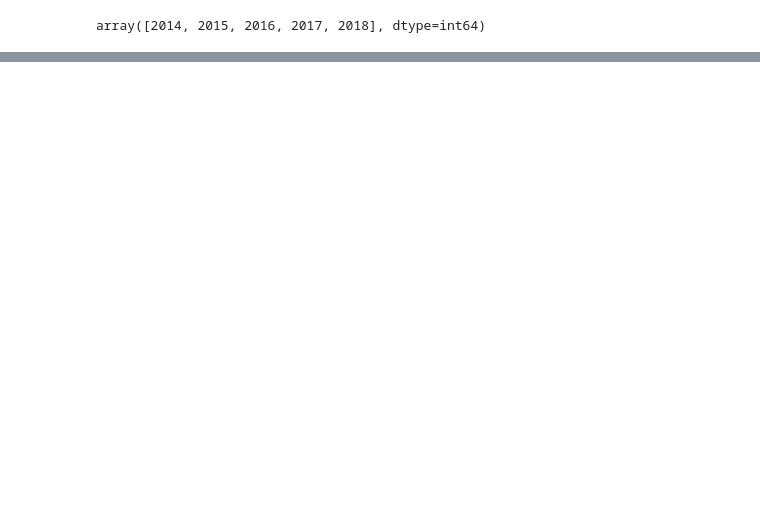
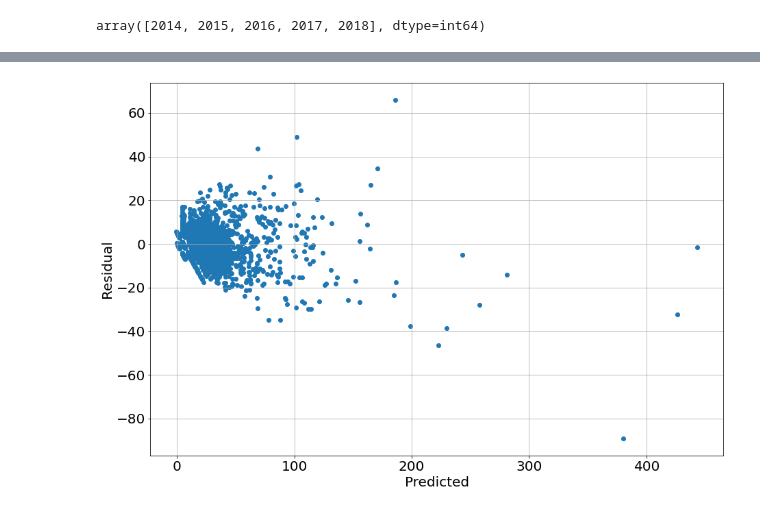
Before and after one commit to adreyzin/CapstoneTwoRepo, a Jupyter notebook: Weekly Counts of Deaths by State and Select Causes, 2014-2018.ipynb, the cells around one changed output, grey strips where cells are left out. Cells and saved outputs as stored; diff of their text form; code cells hidden in the pictures; blank space fills up the shorter version.

```diff
--- a/Weekly Counts of Deaths by State and Select Causes, 2014-2018.ipynb
+++ b/Weekly Counts of Deaths by State and Select Causes, 2014-2018.ipynb
@@ -448,0 +470,8 @@ dtype: object
+# %%
+hypertablerow={}
+model = LinearRegression()
+features=['Week','Year','Fall','Winter','Spring','Summer','Influenza_Pneumonia']
+metrics(model=model,features=features,X_train=X_train,y_true_train=y_train,X_test=X_test,y_true_test=y_test)
+###
+# %% [output]
+[figure, added]
```
Also changed, not shown: parts of 21 cells of this notebook, 2 other files.
